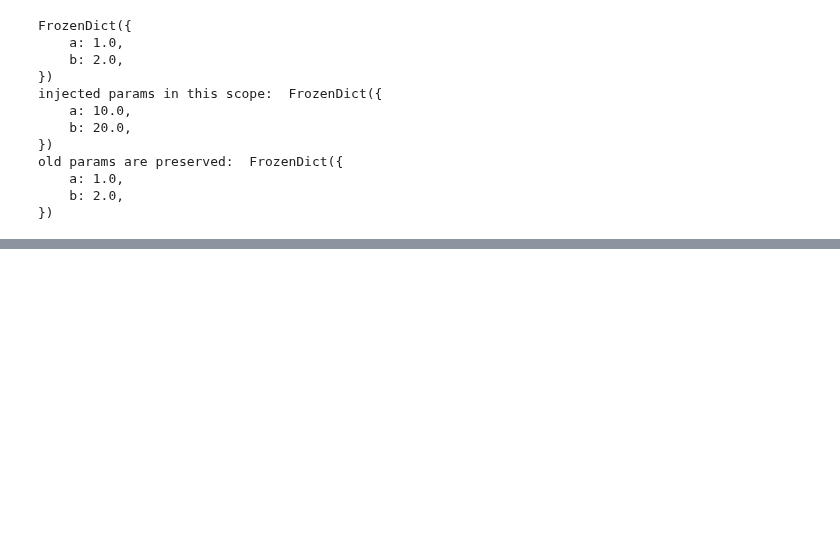
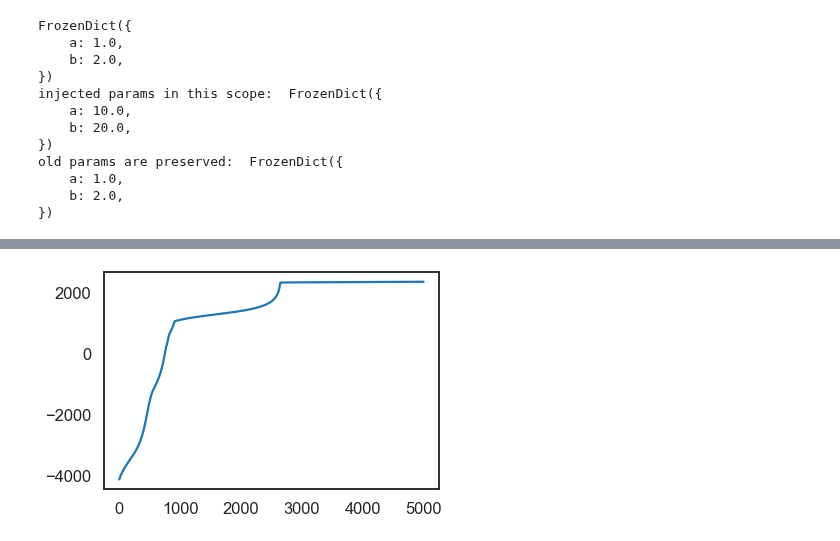
Before and after one commit to lindermanlab/ssm-jax, a Jupyter notebook: notebooks/scratch/params.ipynb, the cells around one changed output, grey strips where cells are left out. Saved outputs shown, nothing was run; the diff lists cells and outputs as text; code cells hidden in the pictures; blank space fills up the shorter version.

```diff
--- a/notebooks/scratch/params.ipynb
+++ b/notebooks/scratch/params.ipynb
@@ -178,0 +270,6 @@ Parameters = FrozenDict({
+# %%
+# we initialize a random HMM which we will fit to our data
+seed = jr.PRNGKey(3)
+num_states_est = 3
+
+test_hmm = GaussianHMM(num_states=num_states, num_emission_dims=num_emission_dims, seed=seed)
@@ -178,0 +280,27 @@ Parameters = FrozenDict({
+# %%
+opt = adam(1e-3)
+opt_state = opt.init_fn(test_hmm._parameters)
+
+def loss(parameters):
+    with test_hmm.inject(parameters):
+        lp = test_hmm.marginal_likelihood(data).mean()
+    return -1 * lp
+
+@jit
+def update(step_idx, opt_state):
+    f = value_and_grad(loss)
+    neg_lp, grads = f(opt.params_fn(opt_state))
+    opt_state = opt.update_fn(step_idx, grads, opt_state)
+    return opt_state, -1 * neg_lp
+
+from tqdm.auto import trange
+
+lps = []
+for i in trange(5000):
+    opt_state, lp = update(i, opt_state)
+    lps.append(lp)
+# %%
+plt.plot(lps)
+plt.show()
+# %% [output]
+[figure, added]
```
Also changed, not shown: parts of 11 cells of this notebook.
